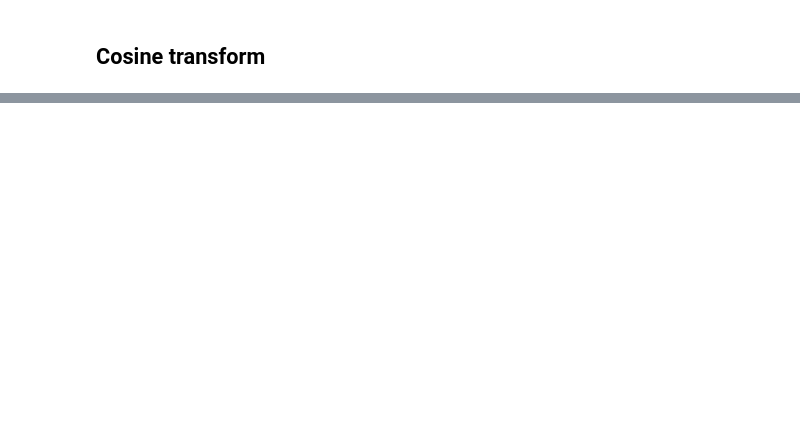
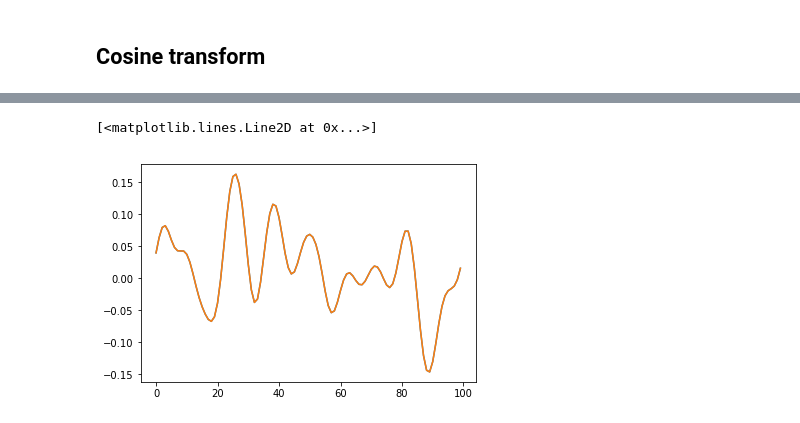
Before and after one commit to ikim-quantum/optimization_sparse, a Jupyter notebook: ceo.ipynb, the cells around one changed output, grey strips where cells are left out. Drawn from its saved outputs; the diff is of its cells as text; code cells hidden in the pictures; blank space fills up the shorter version.

```diff
--- a/ceo.ipynb
+++ b/ceo.ipynb
@@ -268,3 +269,9 @@ plt.plot(np.arange(10,itt),cost_record_cos)
+# %%
+plt.plot(idct_matrix@recon_results)
+plt.plot(Record)
+# %% [output]
+[<matplotlib.lines.Line2D at 0x...>]
+[figure, added]
 # %%
 plt.plot(np.arange(10,itt),cost_record_complex_time,label='complex')
 plt.plot(np.arange(10,itt),cost_record_cos_time,label='cos')
```
Also changed, not shown: parts of 16 cells of this notebook.
